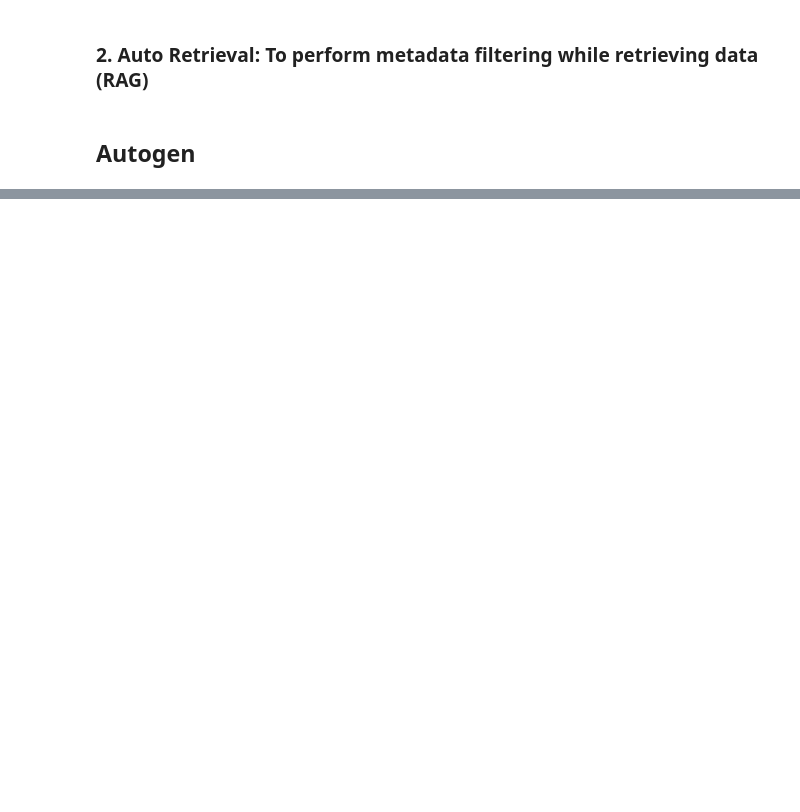
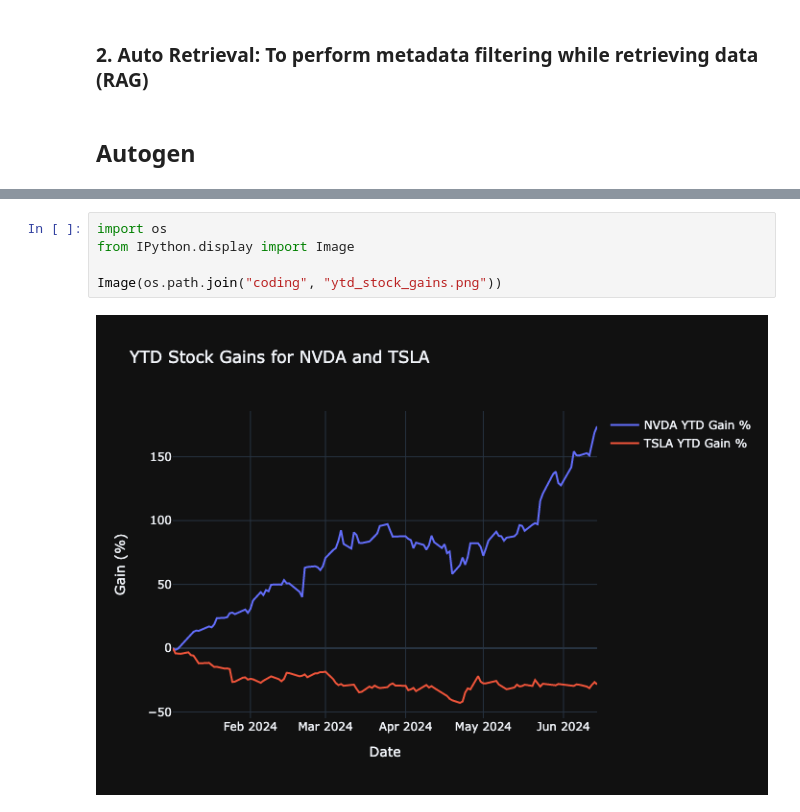
Before and after one commit to Sidharth29/Sandbox, a Jupyter notebook: notebooks/agentic_frameworks.ipynb, the cells around one changed output, grey strips where cells are left out. Cells and saved outputs as stored; diff of their text form; blank space fills up the shorter version.

```diff
--- a/notebooks/agentic_frameworks.ipynb
+++ b/notebooks/agentic_frameworks.ipynb
@@ -336,0 +185,7 @@ Writer (to Critic):
+# %%
+import os
+from IPython.display import Image
+
+Image(os.path.join("coding", "ytd_stock_gains.png"))
+# %% [output]
+[figure, added]
```
Also changed, not shown: parts of 38 cells of this notebook, 3 other files.
